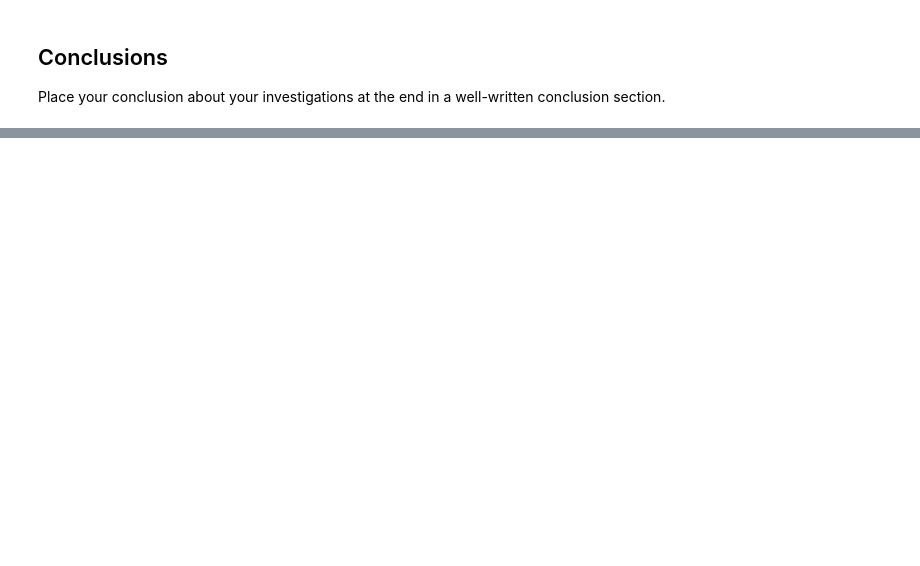
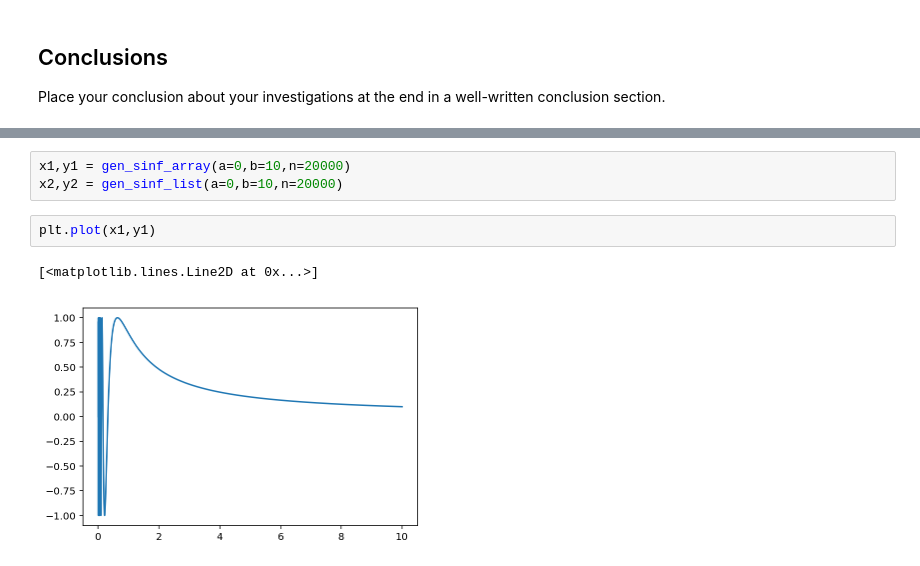
Before and after one commit to chapman-phys220-2018f/cw07-big-team, a Jupyter notebook: cw07.ipynb, the cells around one changed output, grey strips where cells are left out. Cells and saved outputs as stored; diff of their text form; blank space fills up the shorter version.

```diff
--- a/cw07.ipynb
+++ b/cw07.ipynb
@@ -79,0 +294,8 @@ Place your conclusion about your investigations at the end in a well-written con
+# %%
+x1,y1 = gen_sinf_array(a=0,b=10,n=20000)
+x2,y2 = gen_sinf_list(a=0,b=10,n=20000)
+# %%
+plt.plot(x1,y1)
+# %% [output]
+[<matplotlib.lines.Line2D at 0x...>]
+[figure, added]
```
Also changed, not shown: parts of 28 cells of this notebook, 1 other file.
